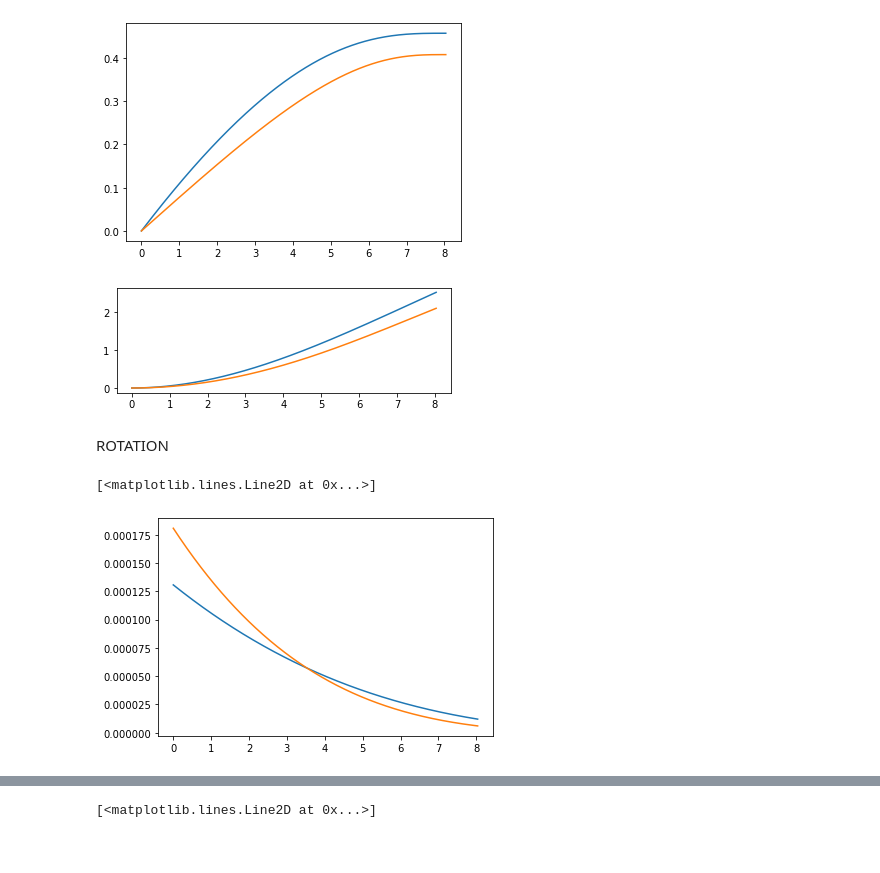
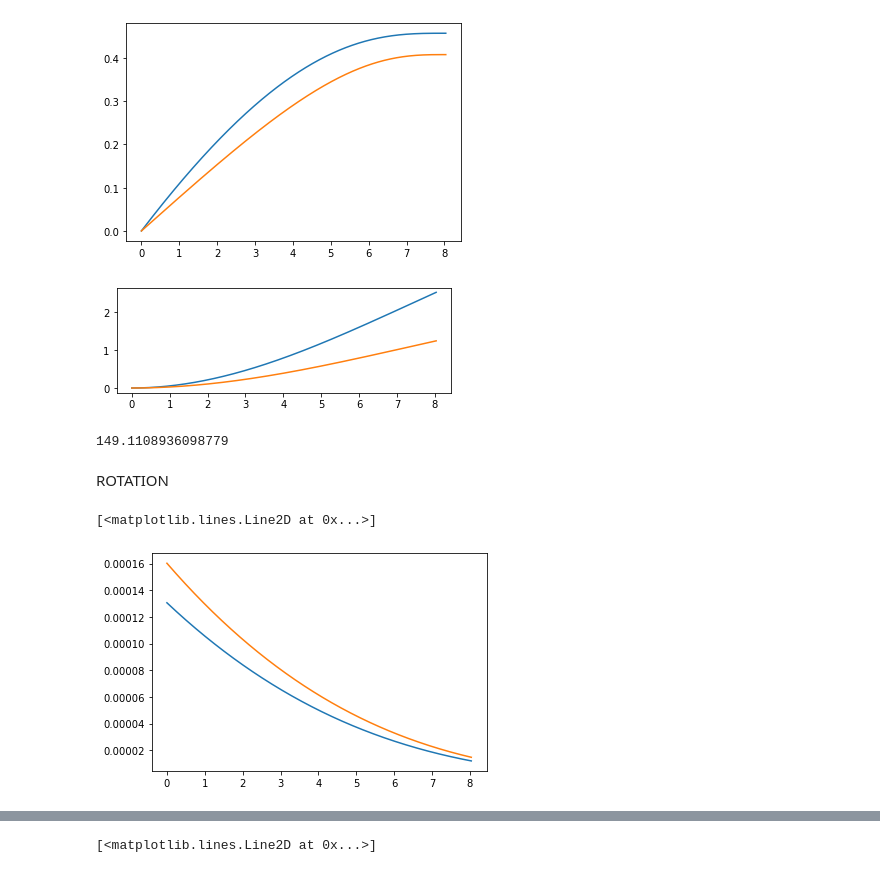
Before and after one commit to LucaDissel/Workpackage4-5, a Jupyter notebook: Main.ipynb, the cells around one changed output, grey strips where cells are left out. Drawn from its saved outputs; the diff is of its cells as text; code cells hidden in the pictures.

```diff
--- a/Main.ipynb
+++ b/Main.ipynb
@@ -222,7 +213,7 @@ class WingBox:
     # c * q1 + d * q2 - dthetadx = 0
     # e * q1 + f * q2 - 0 = T
 
-    # first left hand box
+    # q1 is shear flow in left box, q2 shear flow in the right box
     a = 0
     for panel in self.left_panels.values():
       a += panel.l(y)/panel.t(y)
@@ -238,20 +229,47 @@ class WingBox:
     e = 2*A_1
     f = 2*A_2
     T = 1
-    system = np.array([[a, b, -1],
-                       [c, d, -1],
-                       [e, f, 0]])
-    q1, q2, dthetadx = LA.solve(system, np.array([0, 0, T]))
+
+    system = np.array([[a, b, np.broadcast_to(-1, np.shape(a))],
+                       [c, d, np.broadcast_to(-1, np.shape(a))],
+                       [e, f, np.broadcast_to(0, np.shape(a))]])
+
+    if system.ndim > 2:
+      system = np.moveaxis(system, 2, 0)
+      # print("system = ", system)
+      # print("moveaxis = ", np.moveaxis(system, 2, 0))
+      # print("swapaxis = ", np.swapaxes(system, 2, 0))
+      # return None
+      N, M, M = np.shape(system)
+      righthandside = np.broadcast_to(np.array([0, 0, T]), (N, M))
+      q1, q2, dthetadx = np.swapaxes(LA.solve(system, righthandside), 0, 1)
+    else:
+      q1, q2, dthetadx = LA.solve(system, np.array([0, 0, T]))
+
     J = T/(G*dthetadx)
     return J
-
-
 
   def J(self, y):
     if self.single_cell:
       return self.J_single_cell(y)
     else:
       return self.J_multi_cell(y)
+
+  def plot(self):
+    x = np.linspace(0, 1, 100)
+    plt.plot(x, airfoil_surface(x)[0], color='grey', linewidth=1)
+    plt.plot(x, airfoil_surface(x)[1], color='grey', linewidth=1)
+    for panel in self.panels.values():
+      if panel.vector[0] != 0:
+        x = np.linspace(panel.p1[0], panel.p2[0], 100)
+        plt.plot(x, panel.z_at_x(x), color='black', linewidth=3)
+      else:
+        x = panel.p1[0]
+        z = np.linspace(panel.p1[1], panel.p2[1], 100)
+        plt.plot(np.full(100, x), z, color='black', linewidth=3)
+        plt.gca().set_aspect('equal', adjustable='box')
+        plt.gcf().set_size_inches(15, 15)
+        plt.gcf().set_dpi(200)
 # %%
 def t(t_start, t_end):
     t_start *= 1e-3
@@ -337,10 +353,14 @@ plt.plot(y, dzdx(y, wingbox_iteration_2))
 [figure]
 # %%
 plt.plot(y, z(y, wingbox_iteration_1))
-plt.plot(y, z(y, wingbox_iteration_2))
+plt.plot(y, z(y, wingbox_iteration_4))
 plt.gca().set_aspect('equal', adjustable='box')
 # %% [output]
-[figure, old version]
+[figure, new version]
+# %%
+wingbox_iteration_1.W
+# %% [output]
+149.1108936098779
 # %% [markdown]
 ROTATION
 # %%
@@ -356,7 +376,7 @@ def theta(y, wingbox: WingBox):
     return [quad(func, 0, i)[0] * 180 / np.pi for i in y]
 # %%
 plt.plot(y, wingbox_iteration_1.J(y))
-plt.plot(y, wingbox_iteration_2.J(y))
+plt.plot(y, wingbox_iteration_3.J(y))
 # %% [output]
 [<matplotlib.lines.Line2D at 0x...>]
-[figure, old version]
+[figure, new version]
```
Also changed, not shown: parts of 16 cells of this notebook.
